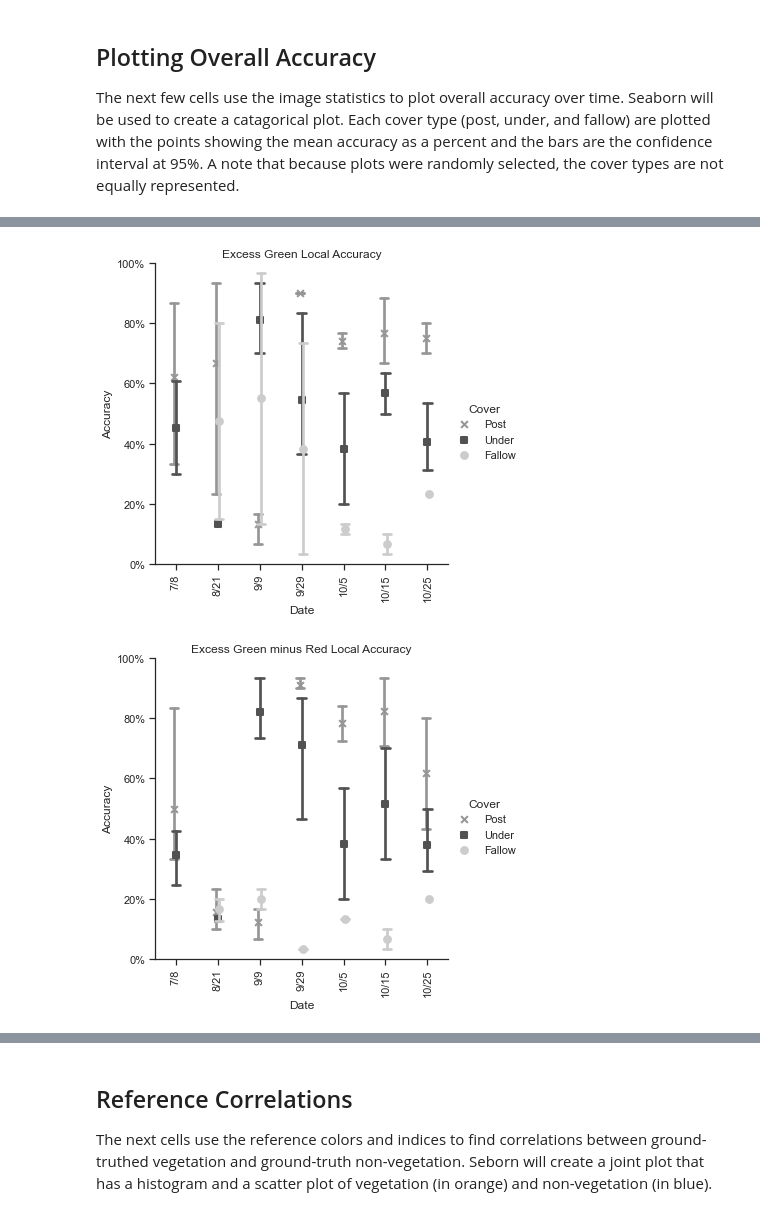
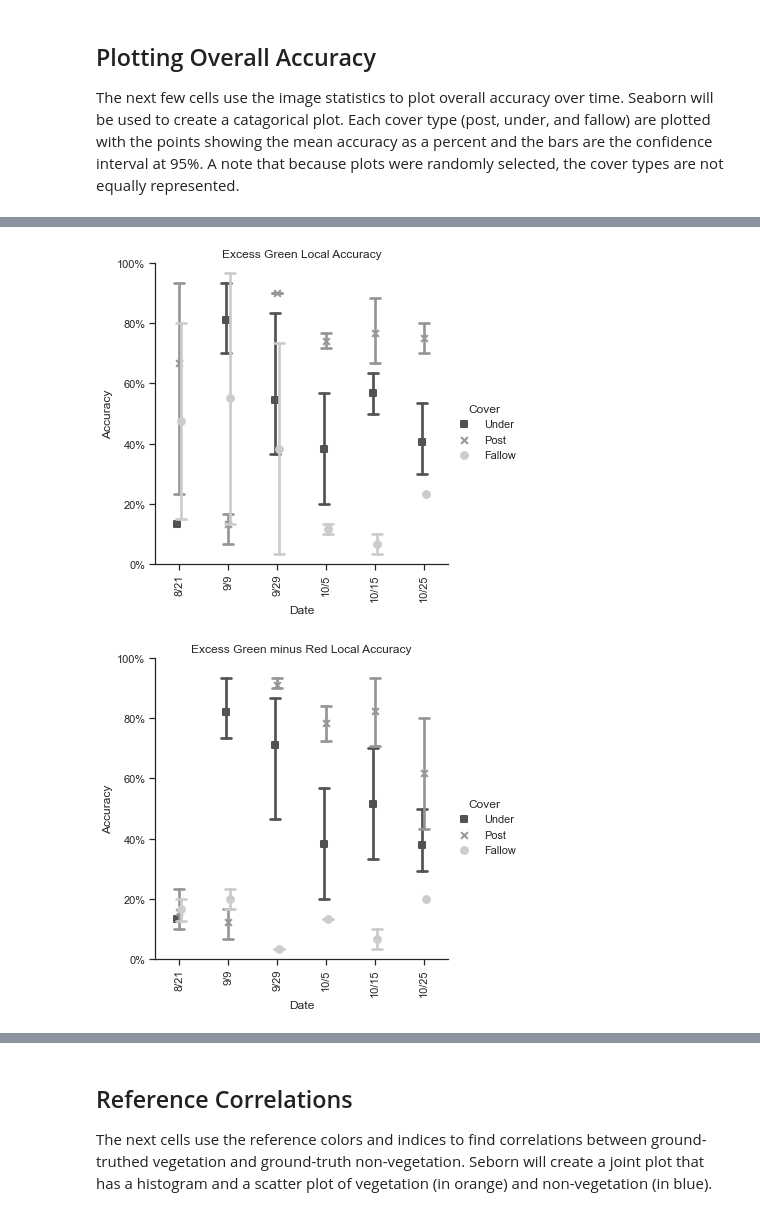
Before and after one commit to LRosen656/USDA_GEMS_TASK1, a Jupyter notebook: 6.0_Plot_Oat_Results.ipynb, the cells around one changed output, grey strips where cells are left out. Cells and saved outputs as stored; diff of their text form; code cells hidden in the pictures.

```diff
--- a/6.0_Plot_Oat_Results.ipynb
+++ b/6.0_Plot_Oat_Results.ipynb
@@ -34,35 +55,35 @@ Stats = pd.read_csv("./Image_Stats.csv")
 # %%
 ##EXG Local plot
 sns.set_theme(style ="ticks")
 
 
-ax = sns.catplot(x = "Date", y = "EXG_Local_AC",  hue="Cover", markers = ["x", "s", "o"],  ## 'x', 'square', and 'point'
-                 data = Stats, palette = ["#969696", "#525252", "#cccccc"], kind = "point",  capsize = .2, dodge  = True, join = False)
+ax = sns.catplot(x = "Date", y = "EXG_Local_AC",  hue="Cover", markers = ["s", "x", "o"],  ## 'x', 'square', and 'point'
+                 data = Stats, palette = ["#525252", "#969696",  "#cccccc"], kind = "point",  capsize = .2, dodge  = True, join = False)
 ax.set_ylabels("Accuracy")
 ax.set(ylim=(0,1))                                                         ## Y max 100%
 ax.axes.flat[0].yaxis.set_major_formatter(mtick.PercentFormatter(xmax=1))  ## Decimal to percent
-ax.set_xticklabels(["7/8", "8/21", "9/9", "9/29", "10/5", "10/15", "10/25"], rotation= 90)  ## Manual overide date values
+ax.set_xticklabels(["8/21", "9/9", "9/29", "10/5", "10/15", "10/25"], rotation= 90)  ## Manual overide date values
 ax.set(title= "Excess Green Local Accuracy")
 
 ax.savefig(graph_out + "EXG_LOCAL_AC", dpi = 300)
 # %% [output]
-[figure, old version]
+[figure, new version]
 # %%
 ##EXGR Local
 sns.set_theme(style ="ticks")
 
 
-ax = sns.catplot(x = "Date", y = "EXGR_Local_AC",  hue="Cover", markers = ["x", "s", "o"],  ## 'x', 'square', and 'point'
-                 data = Stats, palette = ["#969696", "#525252", "#cccccc"], kind = "point",  capsize = .2, dodge  = True, join = False)
+ax = sns.catplot(x = "Date", y = "EXGR_Local_AC",  hue="Cover", markers = ["s", "x", "o"],  ## 'x', 'square', and 'point'
+                 data = Stats, palette = ["#525252", "#969696", "#cccccc"], kind = "point",  capsize = .2, dodge  = True, join = False)
 ax.set_ylabels("Accuracy")
 ax.set(ylim=(0,1))                                                        ## Y max 100%
 ax.axes.flat[0].yaxis.set_major_formatter(mtick.PercentFormatter(xmax=1)) ## Decimal to percent
-ax.set_xticklabels(["7/8", "8/21", "9/9", "9/29", "10/5", "10/15", "10/25"], rotation= 90)  ## Manual override date values
+ax.set_xticklabels(["8/21", "9/9", "9/29", "10/5", "10/15", "10/25"], rotation= 90)  ## Manual override date values
 ax.set(title= "Excess Green minus Red Local Accuracy")
 
 ax.savefig(graph_out + "EXGR_LOCAL_AC", dpi = 300)
 # %% [output]
-[figure, old version]
+[figure, new version]
 # %%
 ## GLI Local
 sns.set_theme(style ="ticks")
```
Also changed, not shown: parts of 23 cells of this notebook, 56 other files.
